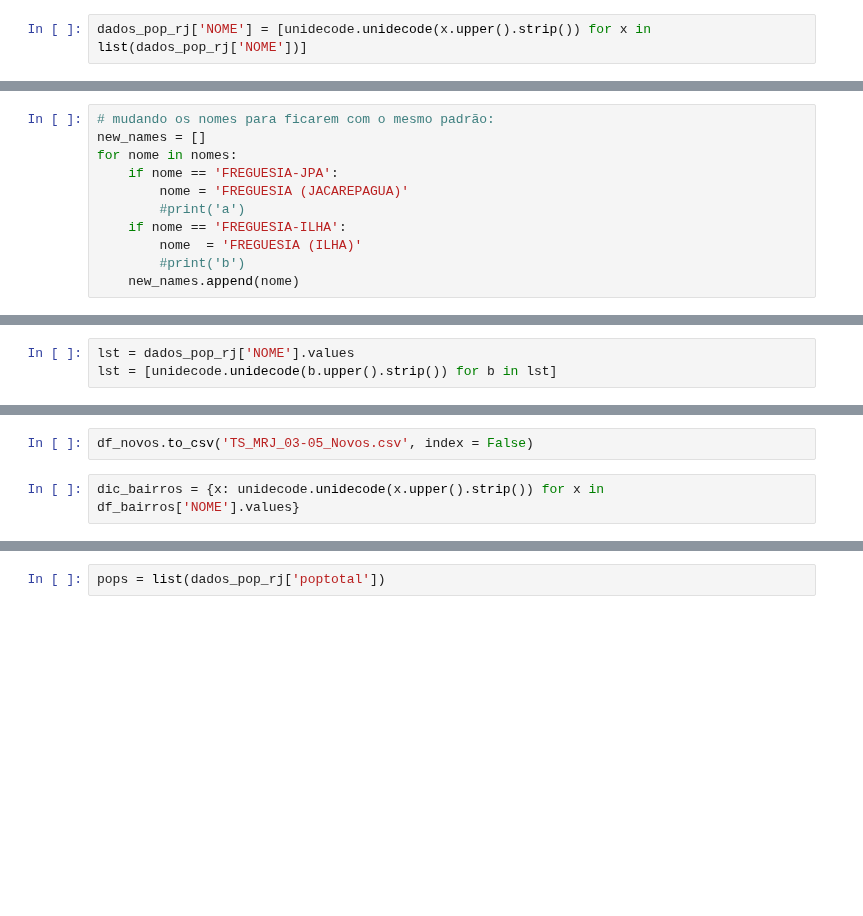
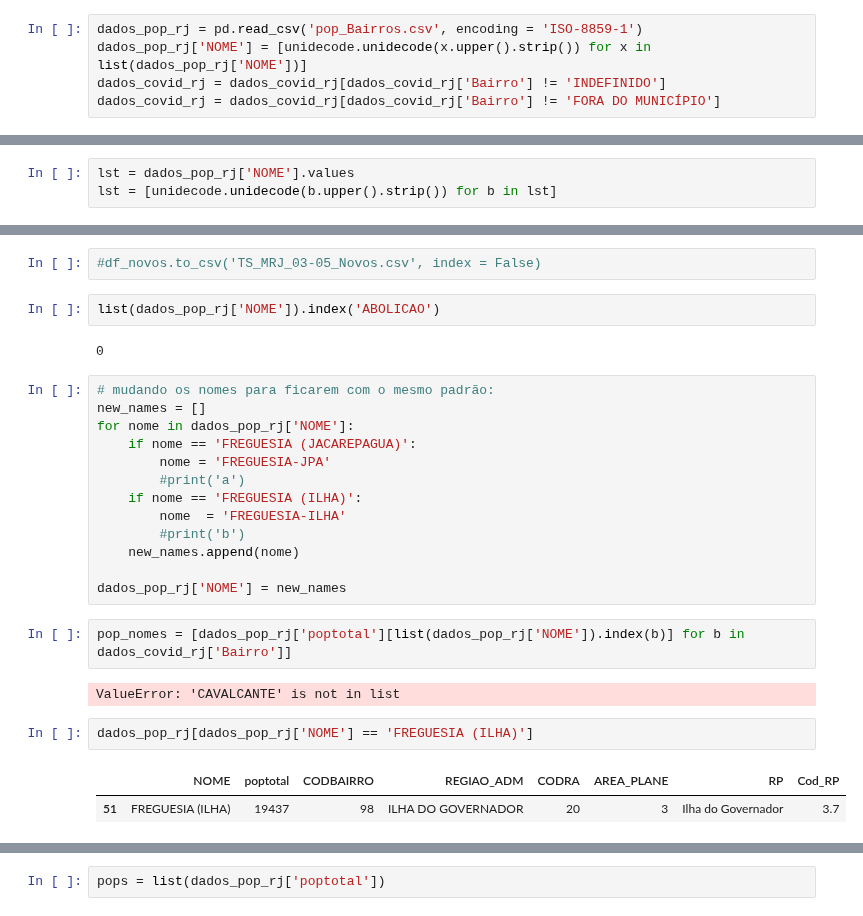
Before and after one commit to Modelagem-Covid-19-RJ/covid19, a Jupyter notebook: modelos/RJ/compartimental/geo_plot/Geo_plot_Bairros_RJ.ipynb, the cells around one changed output, grey strips where cells are left out. Drawn from its saved outputs; the diff is of its cells as text; blank space fills up the shorter version.

```diff
--- a/modelos/RJ/compartimental/geo_plot/Geo_plot_Bairros_RJ.ipynb
+++ b/modelos/RJ/compartimental/geo_plot/Geo_plot_Bairros_RJ.ipynb
@@ -34,2 +31,5 @@ FileNotFoundError: [Errno 2] No such file or directory: 'dados/Pop_2010_Bairros_
 # %%
+dados_pop_rj = pd.read_csv('pop_Bairros.csv', encoding = 'ISO-8859-1')
 dados_pop_rj['NOME'] = [unidecode.unidecode(x.upper().strip()) for x in list(dados_pop_rj['NOME'])]
+dados_covid_rj = dados_covid_rj[dados_covid_rj['Bairro'] != 'INDEFINIDO']
+dados_covid_rj = dados_covid_rj[dados_covid_rj['Bairro'] != 'FORA DO MUNICÍPIO']
@@ -228,11 +64,0 @@ dados_covid_rj.drop(columns = ['Bairro'], inplace = True)
-# %%
-# mudando os nomes para ficarem com o mesmo padrão:
-new_names = []
-for nome in nomes:
-    if nome == 'FREGUESIA-JPA':
-        nome = 'FREGUESIA (JACAREPAGUA)'
-        #print('a')
-    if nome == 'FREGUESIA-ILHA':
-        nome  = 'FREGUESIA (ILHA)'
-        #print('b')
-    new_names.append(nome)
@@ -274,4 +102,28 @@ df_acum.to_csv('TS_MRJ_03-05_Acumul.csv', index = False)
 # %%
-df_novos.to_csv('TS_MRJ_03-05_Novos.csv', index = False)
+#df_novos.to_csv('TS_MRJ_03-05_Novos.csv', index = False)
-# %%
-dic_bairros = {x: unidecode.unidecode(x.upper().strip()) for x in df_bairros['NOME'].values}
+# %%
+list(dados_pop_rj['NOME']).index('ABOLICAO')
+# %% [output]
+0
+# %%
+# mudando os nomes para ficarem com o mesmo padrão:
+new_names = []
+for nome in dados_pop_rj['NOME']:
+    if nome == 'FREGUESIA (JACAREPAGUA)':
+        nome = 'FREGUESIA-JPA'
+        #print('a')
+    if nome == 'FREGUESIA (ILHA)':
+        nome  = 'FREGUESIA-ILHA'
+        #print('b')
+    new_names.append(nome)
+
+dados_pop_rj['NOME'] = new_names
+# %%
+pop_nomes = [dados_pop_rj['poptotal'][list(dados_pop_rj['NOME']).index(b)] for b in dados_covid_rj['Bairro']]
+# %% [output]
+ValueError: 'CAVALCANTE' is not in list
+# %%
+dados_pop_rj[dados_pop_rj['NOME'] == 'FREGUESIA (ILHA)']
+# %% [output]
+|  | NOME | poptotal | CODBAIRRO | REGIAO_ADM | CODRA | AREA_PLANE | RP | Cod_RP |
+| 51 | FREGUESIA (ILHA) | 19437 | 98 | ILHA DO GOVERNADOR | 20 | 3 | Ilha do Governador | 3.7 |
```
Also changed, not shown: parts of 41 cells of this notebook, 3 other files.
